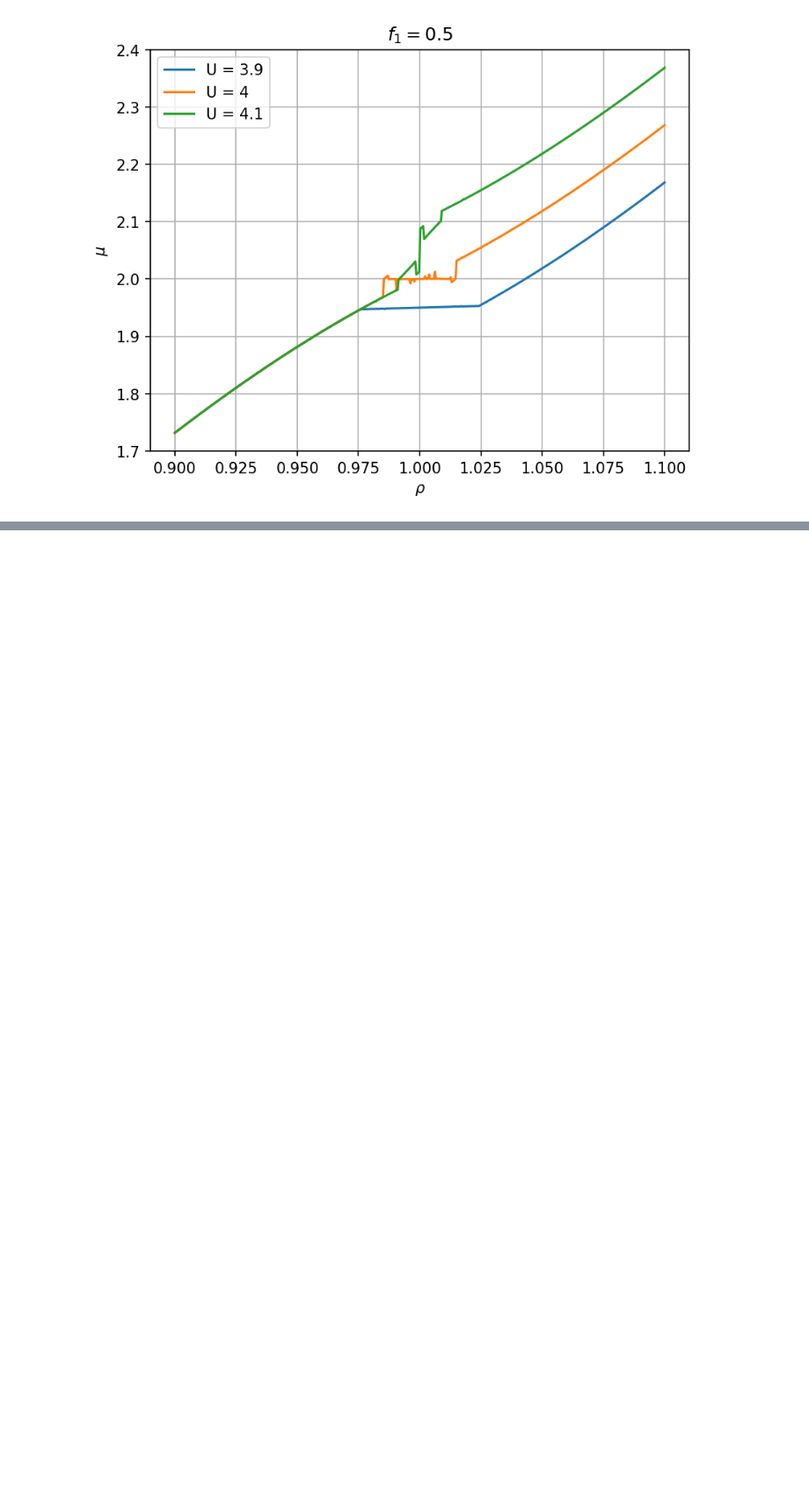
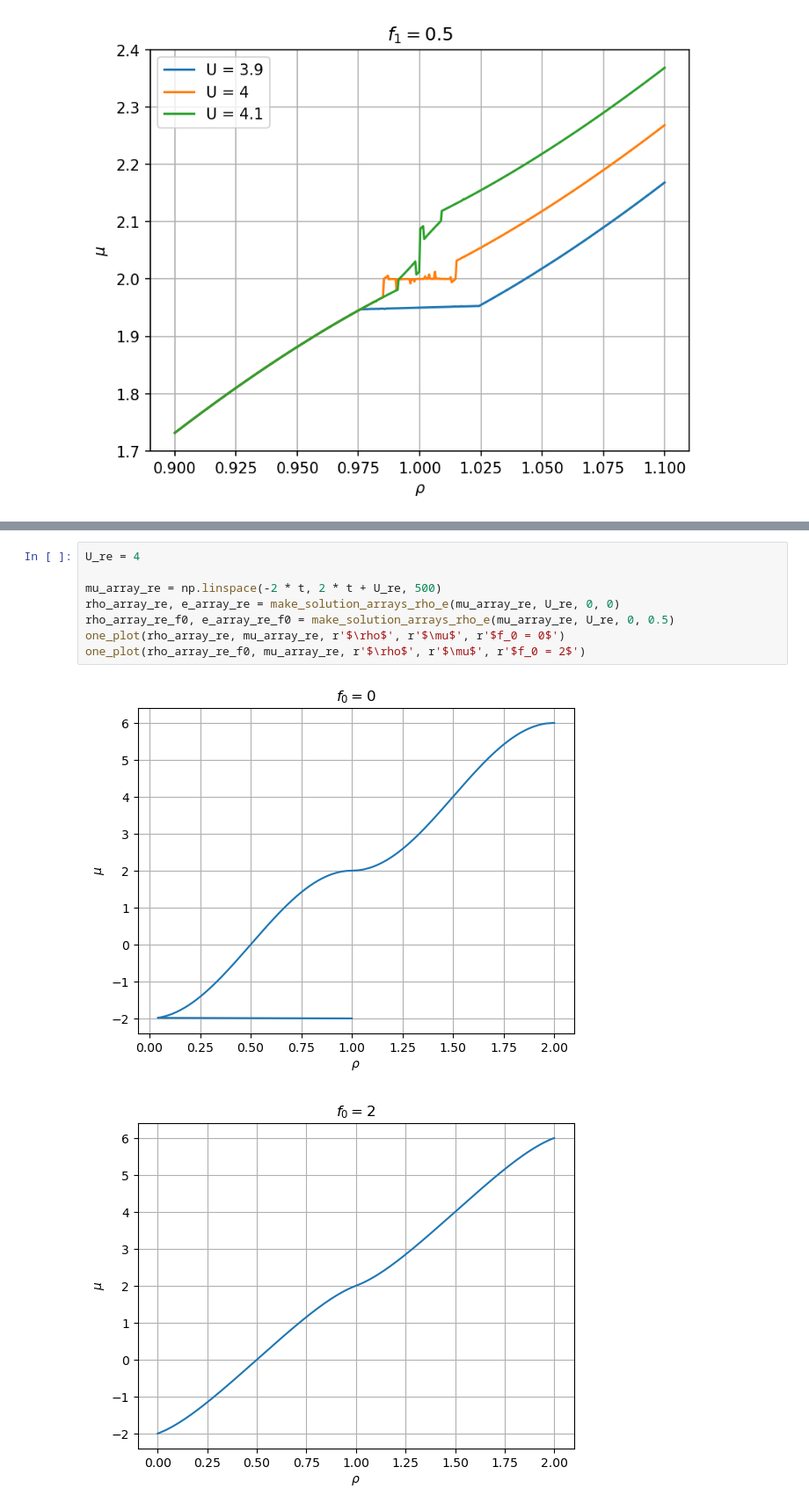
Before and after one commit to janjhch/bachelorthesis, a Jupyter notebook: meanfield/landau_f1.ipynb, the cells around one changed output, grey strips where cells are left out. Shown at 88% size. Saved outputs shown, nothing was run; the diff lists cells and outputs as text; blank space fills up the shorter version.

```diff
--- a/meanfield/landau_f1.ipynb
+++ b/meanfield/landau_f1.ipynb
@@ -211,0 +312,11 @@ many_plots(U_values, rho_array, mu_arrays_U_values_f1_05, r'$\rho$', r'$\mu$', r
+# %%
+U_re = 4
+
+mu_array_re = np.linspace(-2 * t, 2 * t + U_re, 500)
+rho_array_re, e_array_re = make_solution_arrays_rho_e(mu_array_re, U_re, 0, 0)
+rho_array_re_f0, e_array_re_f0 = make_solution_arrays_rho_e(mu_array_re, U_re, 0, 0.5)
+one_plot(rho_array_re, mu_array_re, r'$\rho$', r'$\mu$', r'$f_0 = 0$')
+one_plot(rho_array_re_f0, mu_array_re, r'$\rho$', r'$\mu$', r'$f_0 = 2$')
+# %% [output]
+[figure, added]
+[figure, added]
```
Also changed, not shown: parts of 3 cells of this notebook.
